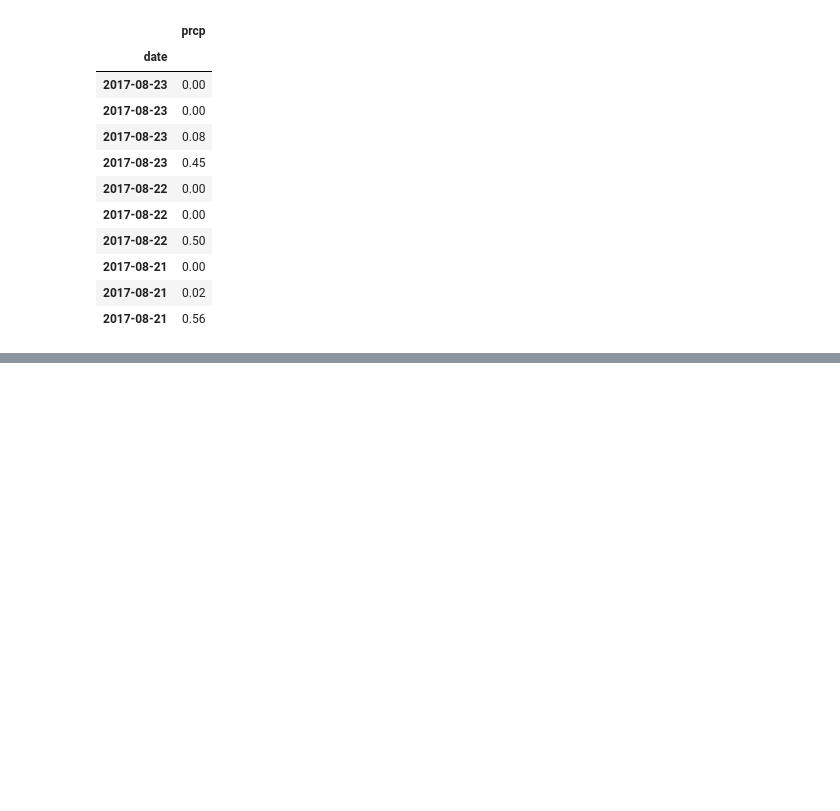
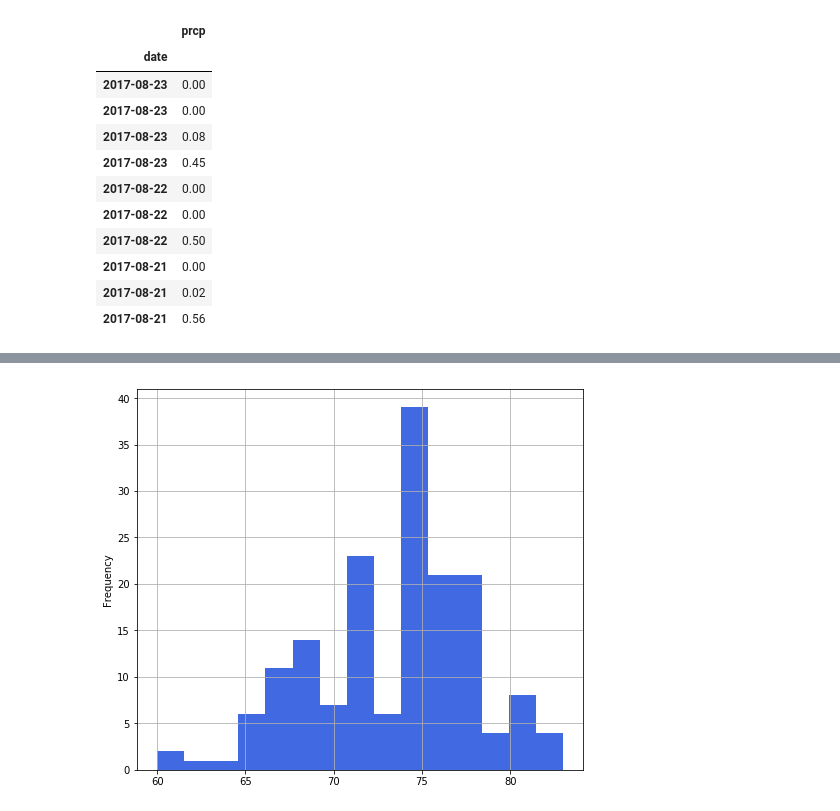
Before and after one commit to aizzakatrina/datastorage-SurfsUp, a Jupyter notebook: climate_analysis.ipynb, the cells around one changed output, grey strips where cells are left out. Saved outputs shown, nothing was run; the diff lists cells and outputs as text; code cells hidden in the pictures; blank space fills up the shorter version.

```diff
--- a/climate_analysis.ipynb
+++ b/climate_analysis.ipynb
@@ -115,0 +163,11 @@ plt.show()
+# %%
+# Use the session to query the last 12 months of temperature observation data.
+query = (session
+         .query(Measurement.date, Measurement.tobs)
+         .order_by(Measurement.date.desc())
+         .filter(Measurement.date.between('2017-02-23', '2017-08-23'))
+         .filter(Measurement.station == 'USC00519281')
+         .all())
+
+for row in query:
+    print(row)
@@ -115,0 +192,5 @@ plt.show()
+# %%
+# Load the results into a pandas dataframe. Set the index to the `date`
+df = pd.DataFrame(query, columns=['date', 'tobs'])
+df.set_index('date', inplace=True, )
+df.head(10)
@@ -115,0 +210,7 @@ plt.show()
+# %%
+# Plot the dataframe as a bar chart using pandas plotting
+ax = df['tobs'].hist(stacked=True, bins=15, color='royalblue', figsize=(8,7))
+ax.set_ylabel("Frequency")
+plt.show()
+# %% [output]
+[figure, added]
```
Also changed, not shown: parts of 9 cells of this notebook.
